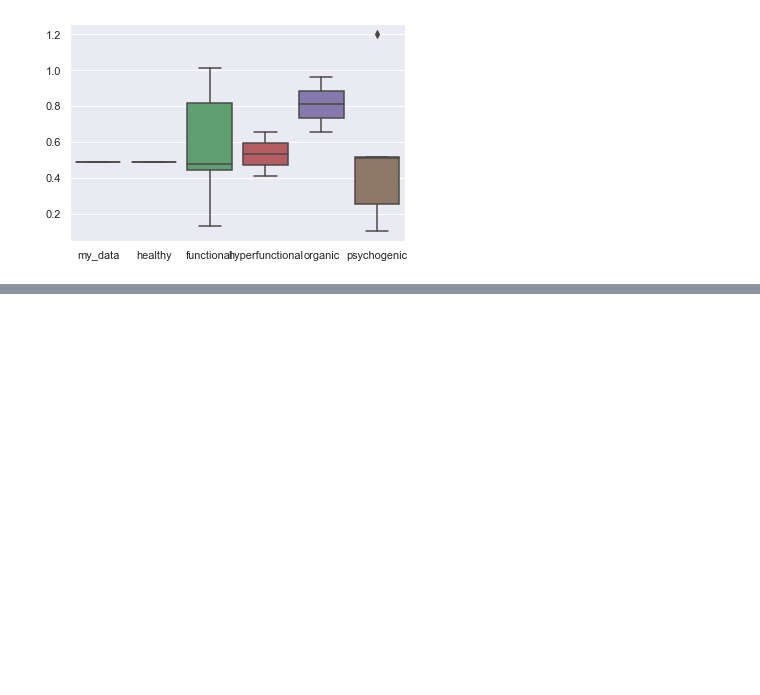
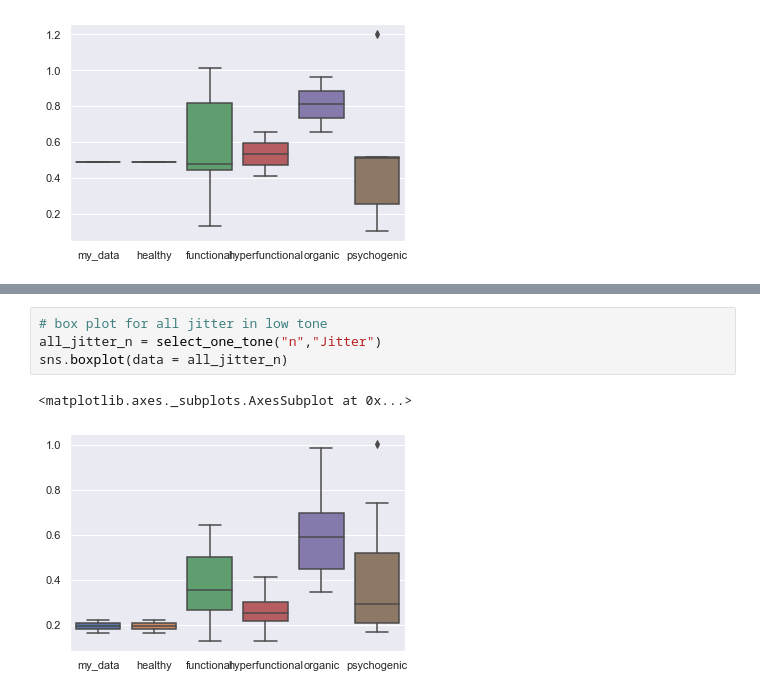
Before and after one commit to leochoo/VoiceDisorderSVM, a Jupyter notebook: SVD jitter shimmer hnr.ipynb, the cells around one changed output, grey strips where cells are left out. Drawn from its saved outputs; the diff is of its cells as text; blank space fills up the shorter version.

```diff
--- a/SVD jitter shimmer hnr.ipynb
+++ b/SVD jitter shimmer hnr.ipynb
@@ -312,0 +324,7 @@ def select_from_many_data(_dict_df, _tone, _syllab, _param):
+# %%
+# box plot for all jitter in low tone
+all_jitter_n = select_one_tone("n","Jitter")
+sns.boxplot(data = all_jitter_n)
+# %% [output]
+<matplotlib.axes._subplots.AxesSubplot at 0x...>
+[figure, added]
```
Also changed, not shown: parts of 8 cells of this notebook.
